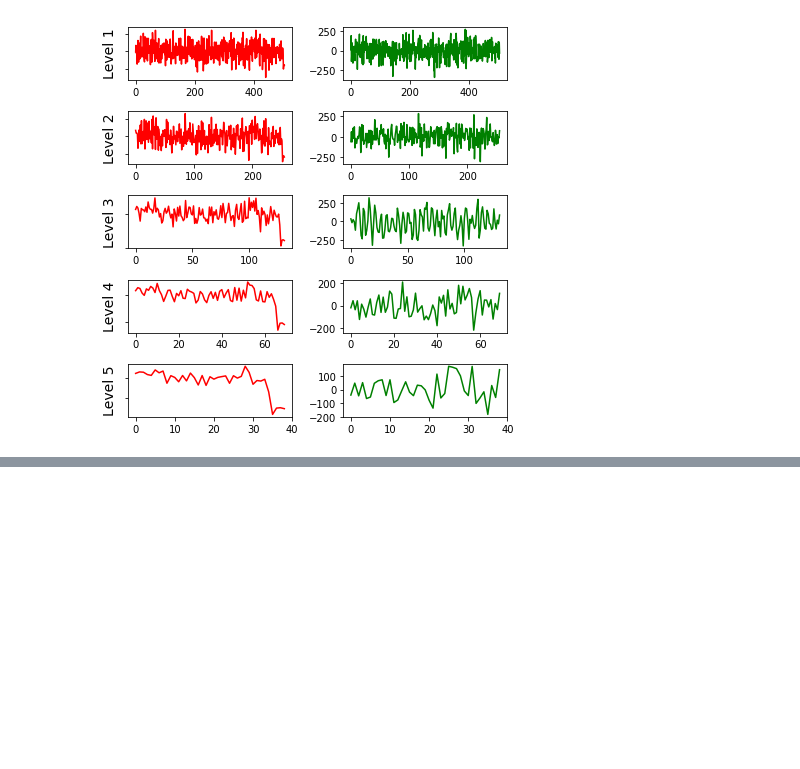
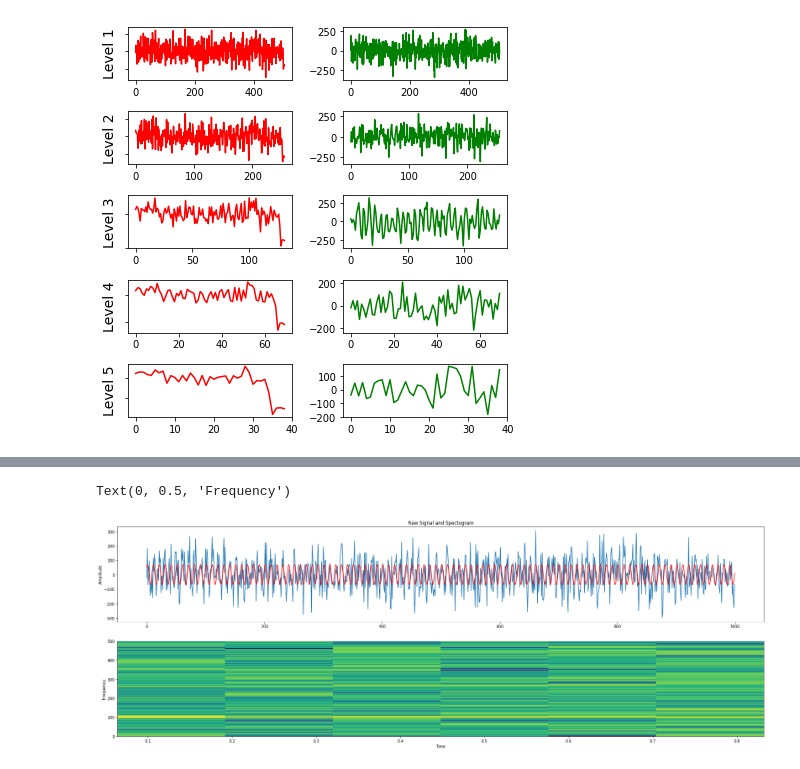
Before and after one commit to SGRGit/gwOsc, a Jupyter notebook: SignalProcUsingML.ipynb, the cells around one changed output, grey strips where cells are left out. Drawn from its saved outputs; the diff is of its cells as text; code cells hidden in the pictures; blank space fills up the shorter version.

```diff
--- a/SignalProcUsingML.ipynb
+++ b/SignalProcUsingML.ipynb
@@ -170,0 +193,16 @@ plt.show()
+# %%
+fig, (ax1, ax2) = plt.subplots(2,1)
+fig.set_figwidth(30)
+fig.set_figheight(10)
+#fig.title('Raw Signal and Spectogram')
+ax1.set_title('Raw Signal and Spectogram')
+ax1.plot(xn)
+ax1.plot(x, 'r')
+ax1.set_ylabel('Amplitude')
+
+ax2.specgram(xn,Fs=fs)
+ax2.set_xlabel('Time')
+ax2.set_ylabel('Frequency')
+# %% [output]
+Text(0, 0.5, 'Frequency')
+[figure, added]
```
Also changed, not shown: parts of 3 cells of this notebook.
